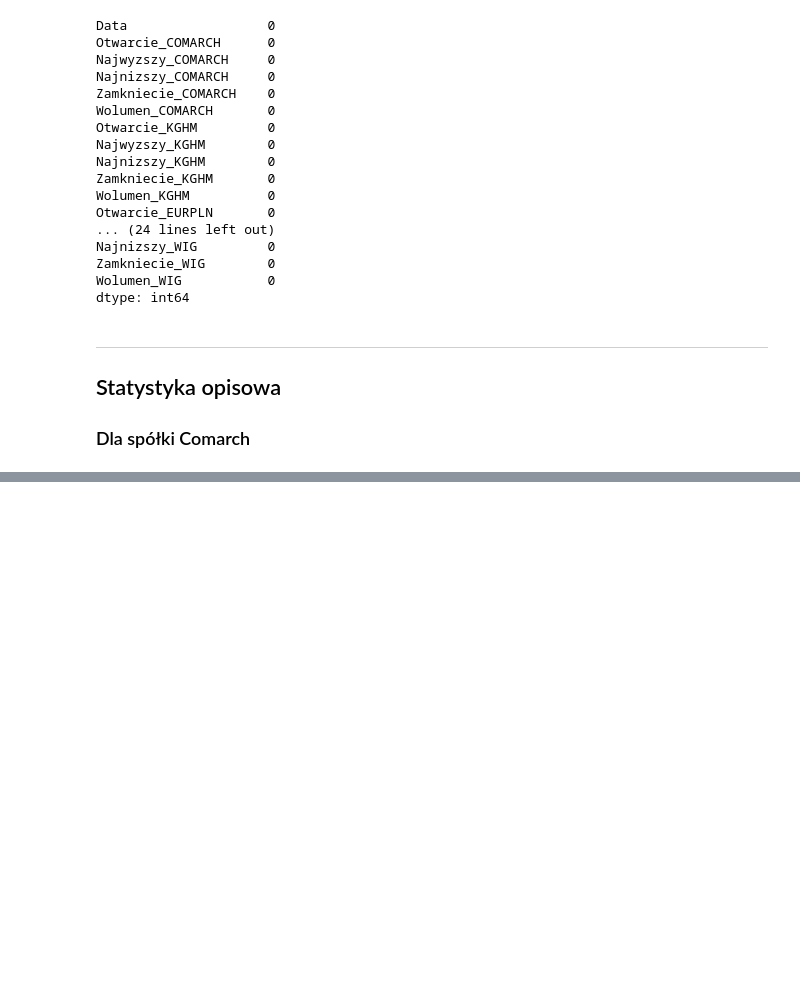
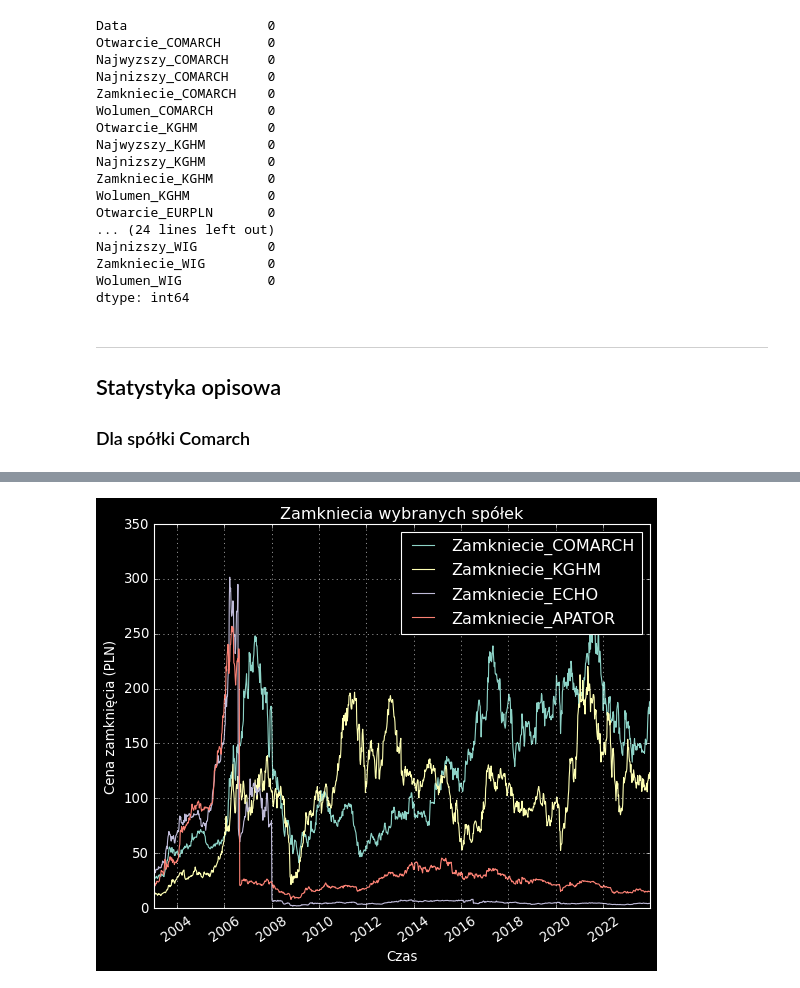
Before and after one commit to andkoc001/statistical-modeling, a Jupyter notebook: project.ipynb, the cells around one changed output, grey strips where cells are left out. Saved outputs shown, nothing was run; the diff lists cells and outputs as text; code cells hidden in the pictures; blank space fills up the shorter version.

```diff
--- a/project.ipynb
+++ b/project.ipynb
@@ -150,0 +186,15 @@ merged_df.agg(
+# %%
+# wartość danego waloru w badanym okrecie
+
+for walor in range(len(spolki_df.columns)):
+    plt.plot(zamkniecia_df[spolki_df.columns[walor]], label=spolki_df.columns[walor])
+
+plt.xlabel('Czas')
+plt.ylabel('Cena zamknięcia (PLN)')
+plt.title(f'Zamkniecia wybranych spółek')
+plt.xticks(rotation=35)
+plt.grid(True,linestyle='dotted')
+plt.legend()
+plt.show()
+# %% [output]
+[figure, added]
```
Also changed, not shown: parts of 9 cells of this notebook.
